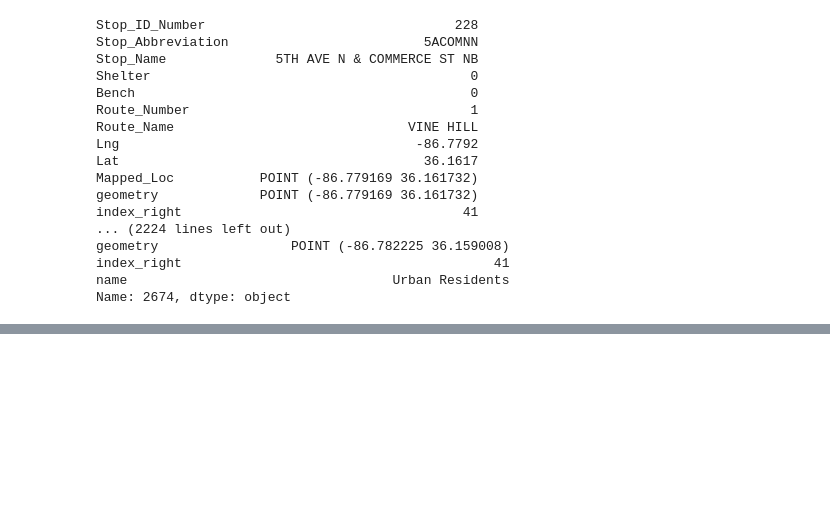
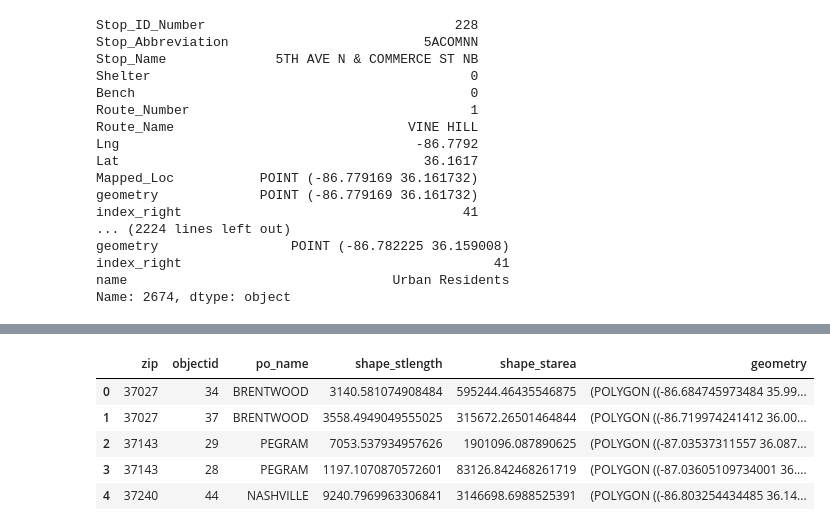
Before and after one commit to davisthrailkill/geospatial_practice, a Jupyter notebook: nashville_bikes_and_busses.ipynb, the cells around one changed output, grey strips where cells are left out. Cells and saved outputs as stored; diff of their text form; code cells hidden in the pictures; blank space fills up the shorter version.

```diff
--- a/nashville_bikes_and_busses.ipynb
+++ b/nashville_bikes_and_busses.ipynb
@@ -304,0 +414,10 @@ downtown_map
+# %%
+zip_codes = gpd.read_file('data/zip_codes.geojson')
+zip_codes.head()
+# %% [output]
+|  | zip | objectid | po_name | shape_stlength | shape_starea | geometry |
+| 0 | 37027 | 34 | BRENTWOOD | 3140.581074908484 | 595244.46435546875 | (POLYGON ((-86.684745973484 35.99... |
+| 1 | 37027 | 37 | BRENTWOOD | 3558.4949049555025 | 315672.26501464844 | (POLYGON ((-86.719974241412 36.00... |
+| 2 | 37143 | 29 | PEGRAM | 7053.537934957626 | 1901096.087890625 | (POLYGON ((-87.03537311557 36.087... |
+| 3 | 37143 | 28 | PEGRAM | 1197.1070870572601 | 83126.842468261719 | (POLYGON ((-87.03605109734001 36.... |
+| 4 | 37240 | 44 | NASHVILLE | 9240.7969963306841 | 3146698.6988525391 | (POLYGON ((-86.803254434485 36.14... |
```
Also changed, not shown: parts of 25 cells of this notebook, 2 other files.
